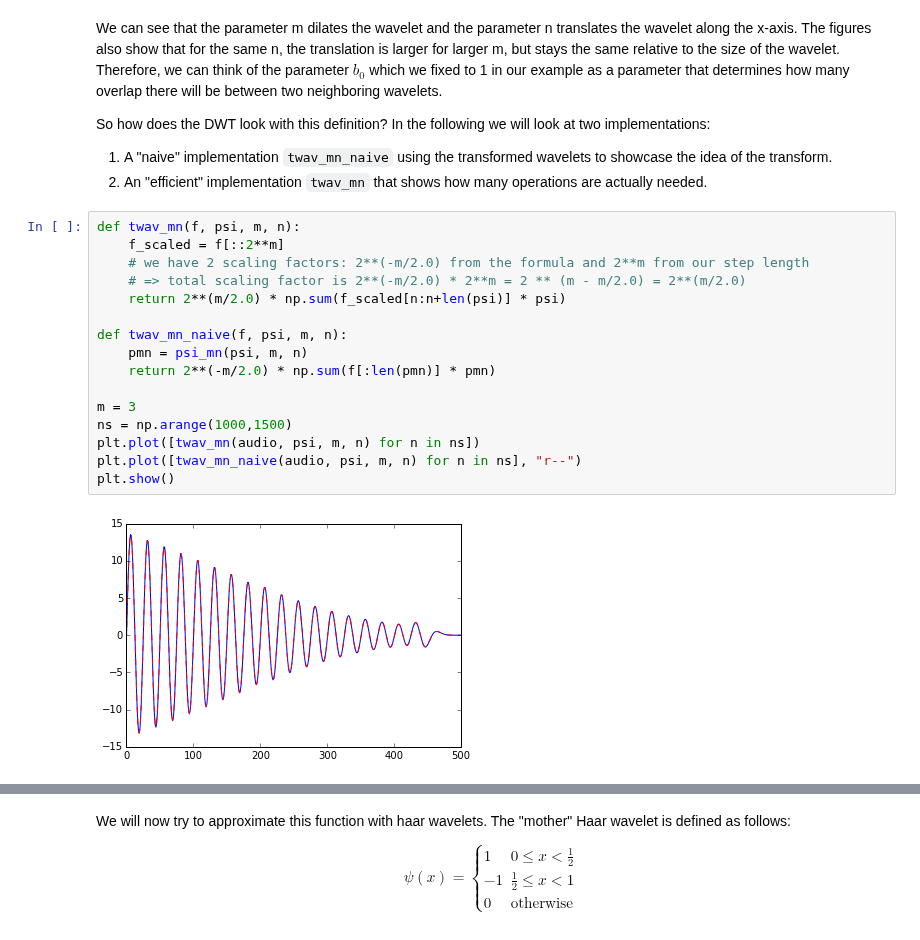
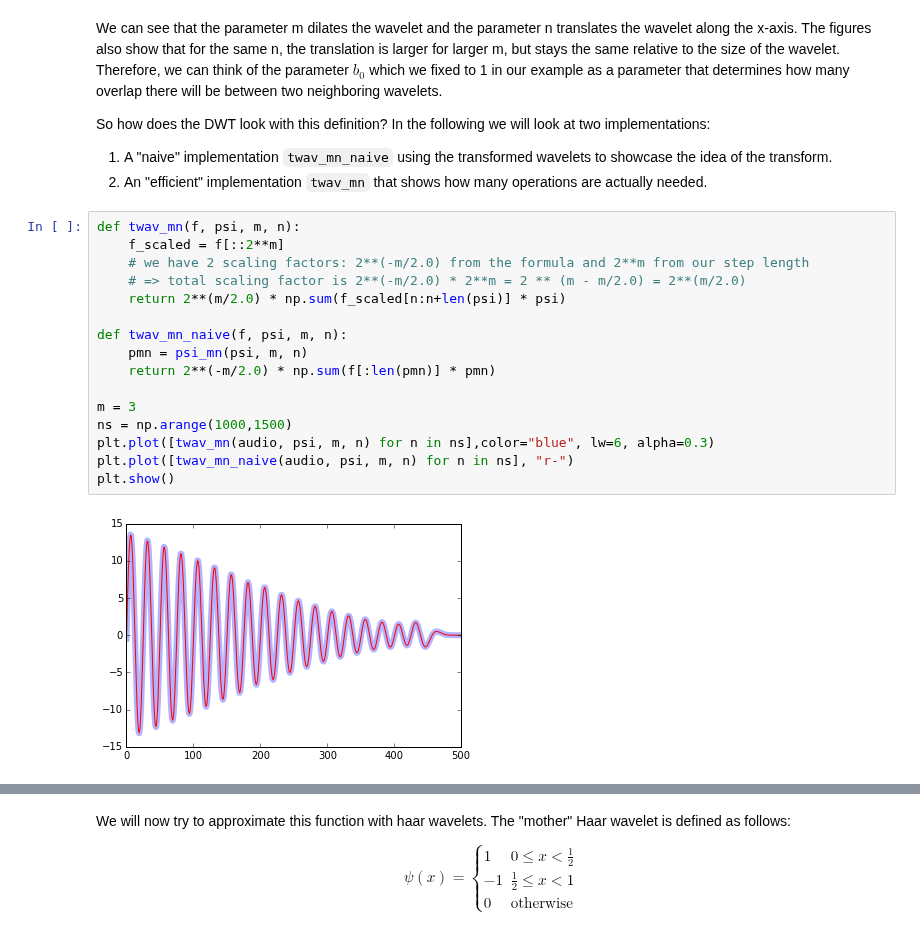
Before and after one commit to CSchoel/learn-wavelets, a Jupyter notebook: wavelet-introduction.ipynb, the cells around one changed output, grey strips where cells are left out. Saved outputs shown, nothing was run; the diff lists cells and outputs as text.

```diff
--- a/wavelet-introduction.ipynb
+++ b/wavelet-introduction.ipynb
@@ -370,21 +370,21 @@ In the following we will look at two implementations:
 # %%
 def twav_mn(f, psi, m, n):
     f_scaled = f[::2**m]
     # we have 2 scaling factors: 2**(-m/2.0) from the formula and 2**m from our step length
     # => total scaling factor is 2**(-m/2.0) * 2**m = 2 ** (m - m/2.0) = 2**(m/2.0)
     return 2**(m/2.0) * np.sum(f_scaled[n:n+len(psi)] * psi)
 
 def twav_mn_naive(f, psi, m, n):
     pmn = psi_mn(psi, m, n)
     return 2**(-m/2.0) * np.sum(f[:len(pmn)] * pmn)
 
 m = 3
 ns = np.arange(1000,1500)
-plt.plot([twav_mn(audio, psi, m, n) for n in ns])
-plt.plot([twav_mn_naive(audio, psi, m, n) for n in ns], "r--")
+plt.plot([twav_mn(audio, psi, m, n) for n in ns],color="blue", lw=6, alpha=0.3)
+plt.plot([twav_mn_naive(audio, psi, m, n) for n in ns], "r-")
 plt.show()
 # %% [output]
-[figure, old version]
+[figure, new version]
 # %% [markdown]
 You can both see that the two implementations yield identical outputs and that `twav_mn` is much more efficient.
 Instead of transforming the wavelet, we can subsample our data and only multiply the respective chunk of the (resampled) signal with the unaltered wavelet array.
```
Also changed, not shown: parts of 9 cells of this notebook.
